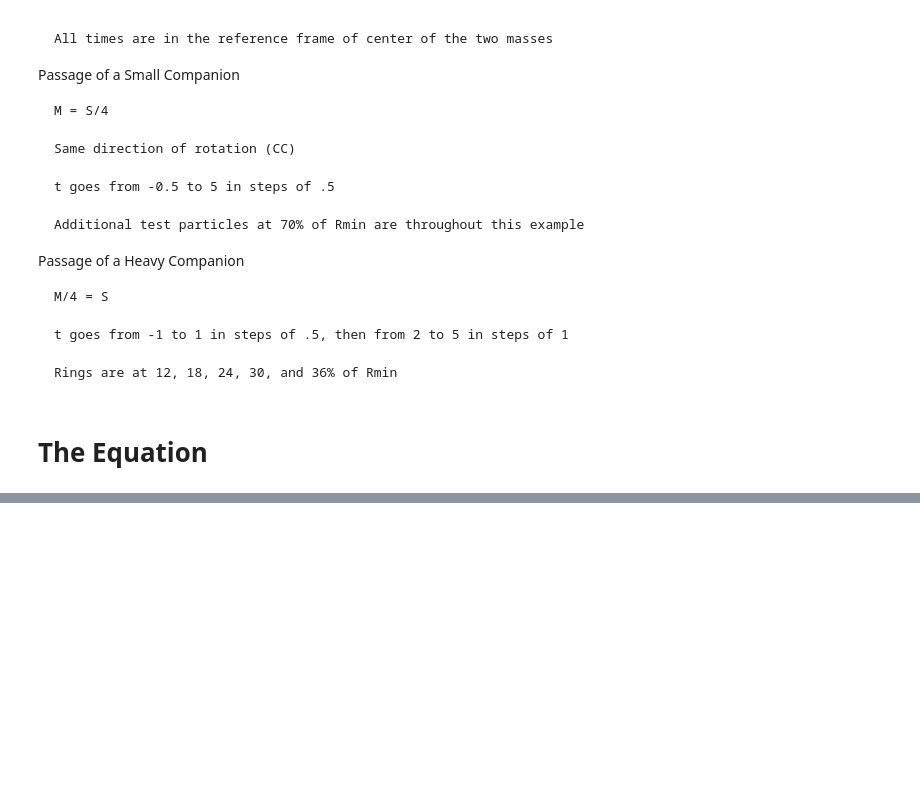
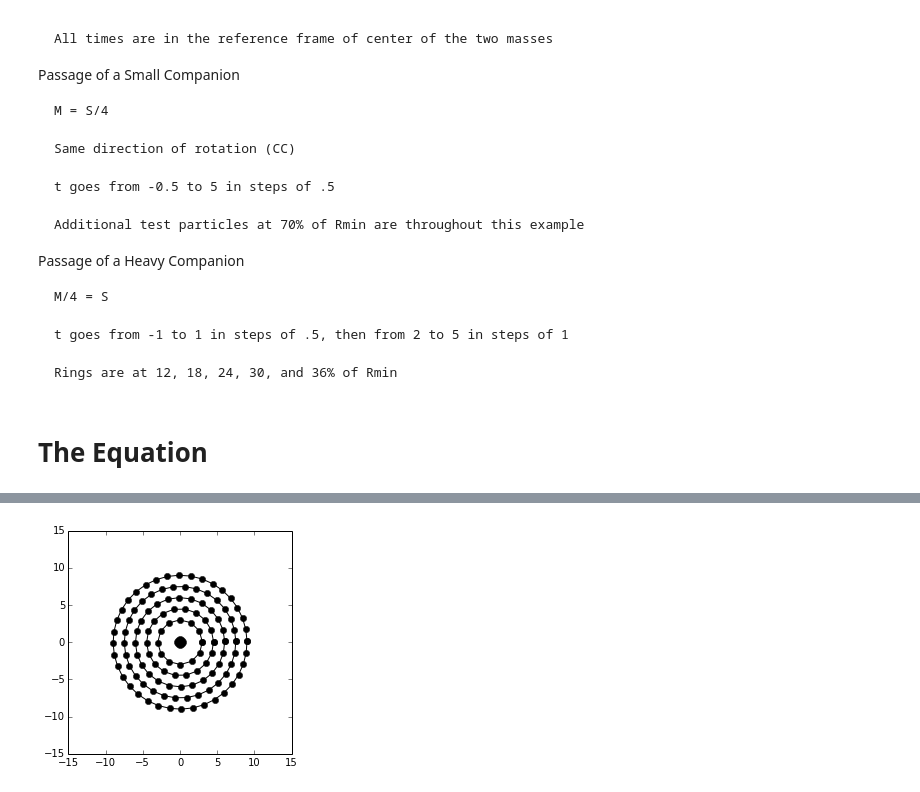
Before and after one commit to jbowen02/PHYS202-S14, a Jupyter notebook: Project/Project Stats.ipynb, the cells around one changed output, grey strips where cells are left out. Drawn from its saved outputs; the diff is of its cells as text; code cells hidden in the pictures; blank space fills up the shorter version.

```diff
--- a/Project/Project Stats.ipynb
+++ b/Project/Project Stats.ipynb
@@ -131,0 +264,94 @@ plt.show()
+# %%
+body1x = 0
+body1y = 0
+
+def plot1(t=0):
+    T = 5.442
+    w = (2*np.pi)/T
+    theta = w*t
+    radius20 = 15*.2
+    #1st circle of stars
+    radius20 = 15*.2
+    list_radians = []
+    for i in linspace(0,360,13):
+        float_div = 180.0/(i+1)
+        list_radians.append((pi/float_div) + theta)
+
+    list_x2_axis = []
+    list_y2_axis = []
+    for a in list_radians:
+        list_x2_axis.append(cos(a)*radius20)
+        list_y2_axis.append(sin(a)*radius20)
+
+    #2st circle of stars
+    radius30 = 15*.3
+    list2_radians = []
+    for i in linspace(0,360,19):
+        float_div = 180.0/(i+1)
+        list2_radians.append((pi/float_div) + theta)
+
+    list2_x2_axis = []
+    list2_y2_axis = []
+    for a in list2_radians:
+        list2_x2_axis.append(cos(a)*radius30)
+        list2_y2_axis.append(sin(a)*radius30)
+
+    #3st circle of stars
+    radius40 = 15*.4
+    list3_radians = []
+    for i in linspace(0,360,25):
+        float_div = 180.0/(i+1)
+        list3_radians.append((pi/float_div) + theta)
+
+    list3_x2_axis = []
+    list3_y2_axis = []
+    for a in list3_radians:
+        list3_x2_axis.append(cos(a)*radius40)
+        list3_y2_axis.append(sin(a)*radius40)
+
+    #4st circle of stars
+    radius50 = 15*.5
+    list4_radians = []
+    for i in linspace(0,360,31):
+        float_div = 180.0/(i+1)
+        list4_radians.append((pi/float_div) + theta)
+
+    list4_x2_axis = []
+    list4_y2_axis = []
+    for a in list4_radians:
+        list4_x2_axis.append(cos(a)*radius50)
+        list4_y2_axis.append(sin(a)*radius50)
+
+    #5st circle of stars
+    radius60 = 15*.6
+    list5_radians = []
+    for i in linspace(0,360,37):
+        float_div = 180.0/(i+1)
+        list5_radians.append((pi/float_div) + theta)
+
+    list5_x2_axis = []
+    list5_y2_axis = []
+    for a in list5_radians:
+        list5_x2_axis.append(cos(a)*radius60)
+        list5_y2_axis.append(sin(a)*radius60)
+
+    plt.plot(list_x2_axis, list_y2_axis, color='black', marker='o',markerfacecolor='black', markersize=6)
+    plt.plot(list2_x2_axis,list2_y2_axis,color='black', marker='o',markerfacecolor='black', markersize=6)
+    plt.plot(list3_x2_axis,list3_y2_axis,color='black', marker='o',markerfacecolor='black', markersize=6)
+    plt.plot(list4_x2_axis,list4_y2_axis,color='black', marker='o',markerfacecolor='black', markersize=6)
+    plt.plot(list5_x2_axis,list5_y2_axis,color='black', marker='o',markerfacecolor='black', markersize=6)
+    plt.plot(body1x,body1y,marker='o',markerfacecolor='black', markersize=12)
+    plt.plot()
+    plt.plot()
+    plt.axis('scaled')
+    plt.axis(xmin = -15, xmax = 15, ymin = -15, ymax = 15)
+
+    #Galaxy M
+    Mx = 0
+    My = 20
+    Mv = 10
+
+    plt.show()
+v = interact(plot1,t=(0.0,5.0))
+# %% [output]
+[figure, added]
```
Also changed, not shown: parts of 9 cells of this notebook, 2 other files.
